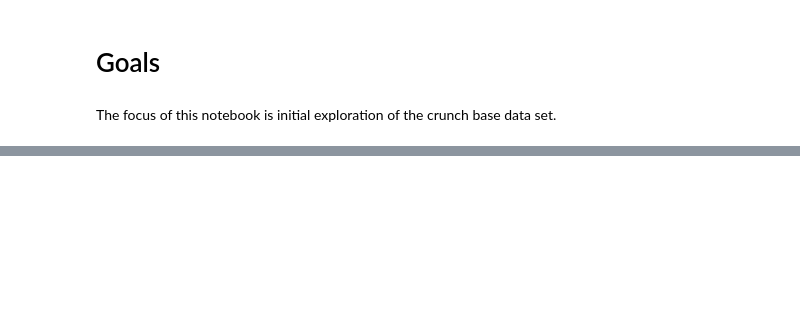
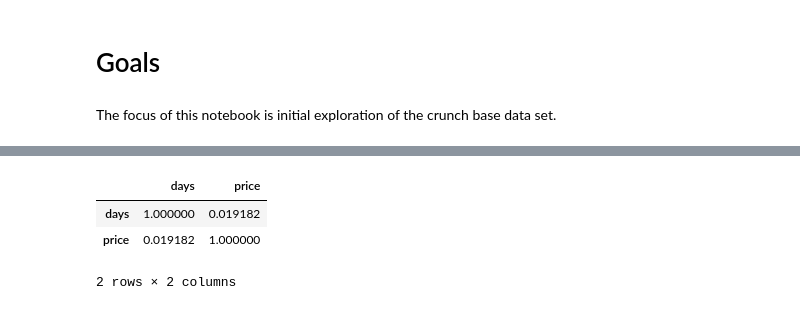
Before and after one commit to prabhamatta/Crunch-It, a Jupyter notebook: Initial_Exploration_Crunchbase.ipynb, the cells around one changed output, grey strips where cells are left out. Drawn from its saved outputs; the diff is of its cells as text; code cells hidden in the pictures; blank space fills up the shorter version.

```diff
--- a/Initial_Exploration_Crunchbase.ipynb
+++ b/Initial_Exploration_Crunchbase.ipynb
@@ -89,0 +238,15 @@ joined['days']
+# %%
+#How long between founding and acquisition
+joined['days'] = joined.apply(lambda x: (pd.to_datetime(x['acquired_at']) - pd.to_datetime(x['founded_at'])).days, axis=1)
+
+#Exclude NaN and less than 0 values
+joined = joined[joined.days < 503000000]
+joined = joined[joined.days > 0]
+
+#is there a relationship between days of existence nad pr
+joined[['days','acquired_at','founded_at','price']].sort('days',ascending=False).corr()
+# %% [output]
+|  | days | price |
+| days | 1.000000 | 0.019182 |
+| price | 0.019182 | 1.000000 |
+2 rows × 2 columns
```
Also changed, not shown: parts of 18 cells of this notebook.
